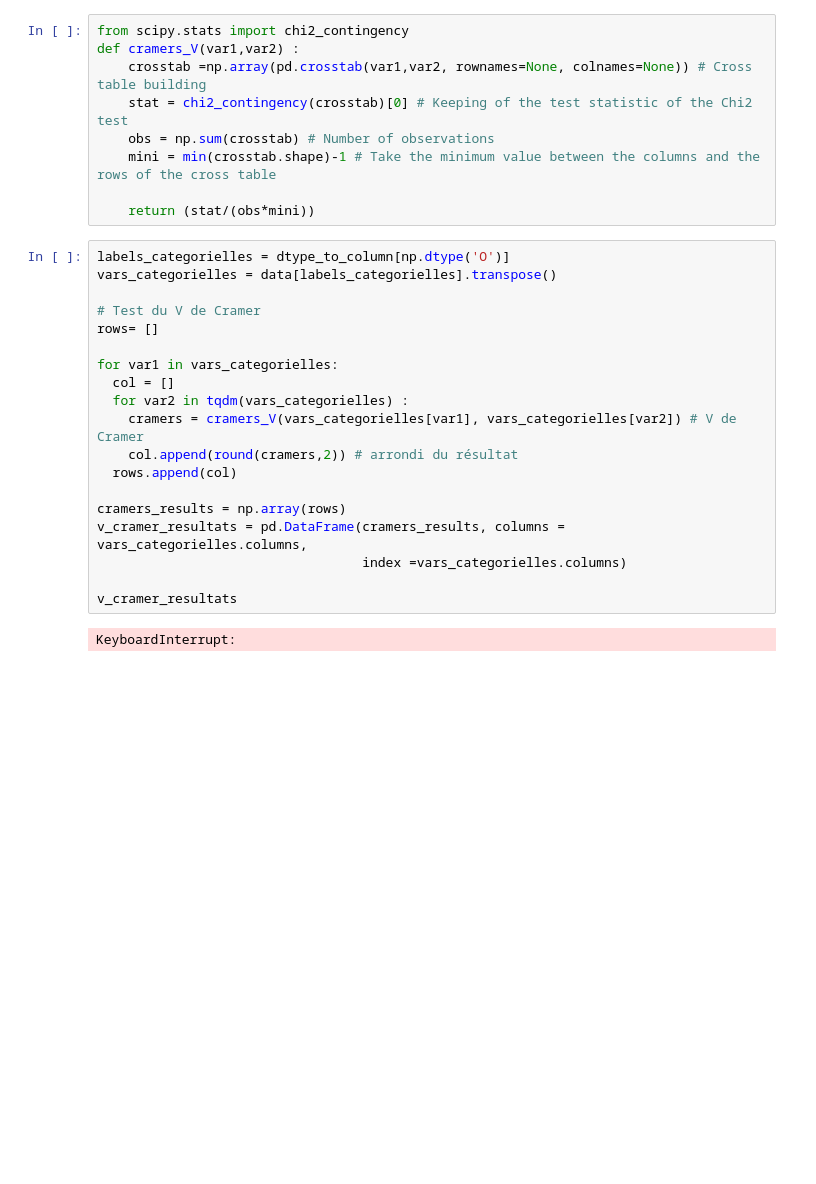
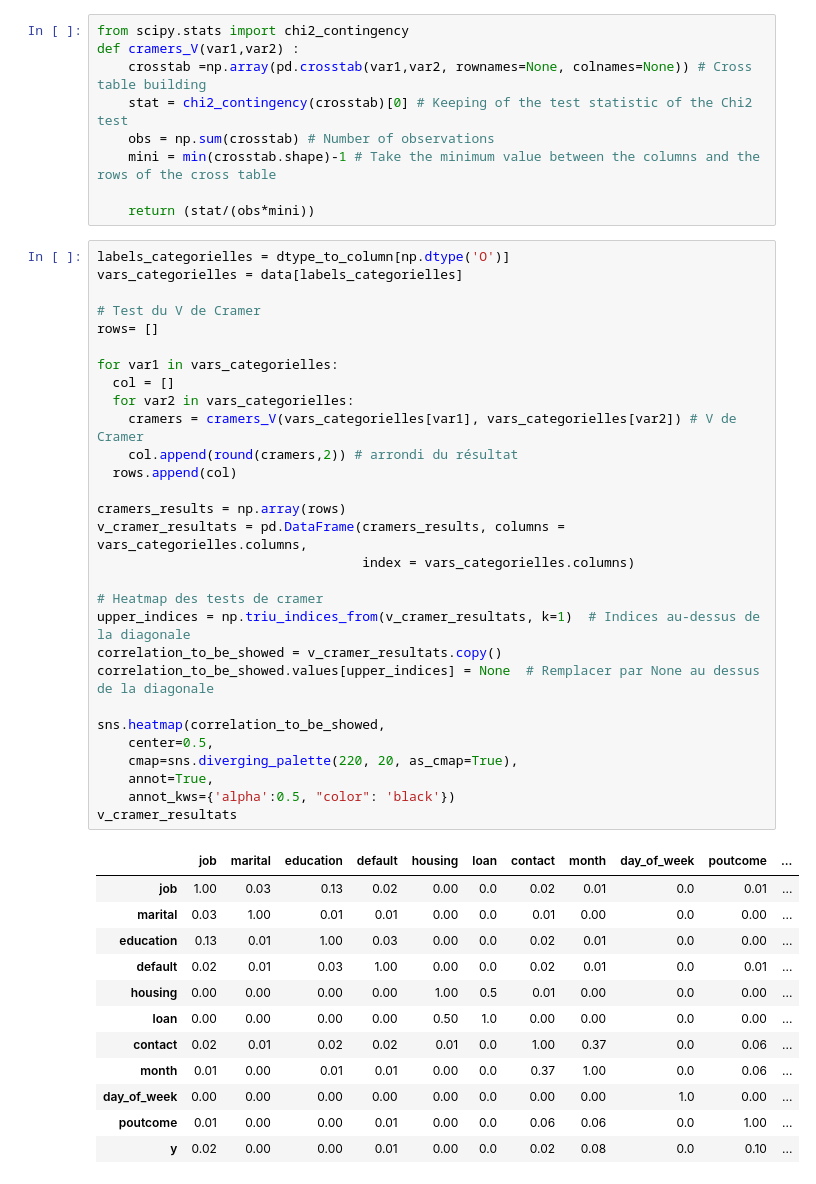
Before and after one commit to SarcasticMatrix/ml-python, a Jupyter notebook: exploration.ipynb, the cells around one changed output. Cells and saved outputs as stored; diff of their text form; blank space fills up the shorter version.

Commit message:
Tests de cramer done

```diff
--- a/exploration.ipynb
+++ b/exploration.ipynb
@@ -107,22 +105,43 @@ def cramers_V(var1,var2) :
     return (stat/(obs*mini))
 # %%
 labels_categorielles = dtype_to_column[np.dtype('O')]
-vars_categorielles = data[labels_categorielles].transpose()
+vars_categorielles = data[labels_categorielles]
 
 # Test du V de Cramer
 rows= []
 
 for var1 in vars_categorielles:
   col = []
-  for var2 in tqdm(vars_categorielles) :
+  for var2 in vars_categorielles:
     cramers = cramers_V(vars_categorielles[var1], vars_categorielles[var2]) # V de Cramer
     col.append(round(cramers,2)) # arrondi du résultat
   rows.append(col)
 
 cramers_results = np.array(rows)
 v_cramer_resultats = pd.DataFrame(cramers_results, columns = vars_categorielles.columns,
-                                  index =vars_categorielles.columns)
+                                  index = vars_categorielles.columns)
 
+# Heatmap des tests de cramer
+upper_indices = np.triu_indices_from(v_cramer_resultats, k=1)  # Indices au-dessus de la diagonale
+correlation_to_be_showed = v_cramer_resultats.copy()
+correlation_to_be_showed.values[upper_indices] = None  # Remplacer par None au dessus de la diagonale
+
+sns.heatmap(correlation_to_be_showed,
+    center=0.5,
+    cmap=sns.diverging_palette(220, 20, as_cmap=True),
+    annot=True,
+    annot_kws={'alpha':0.5, "color": 'black'})
 v_cramer_resultats
 # %% [output]
-KeyboardInterrupt:
+|  | job | marital | education | default | housing | loan | contact | month | day_of_week | poutcome | ... |
+| job | 1.00 | 0.03 | 0.13 | 0.02 | 0.00 | 0.0 | 0.02 | 0.01 | 0.0 | 0.01 | ... |
+| marital | 0.03 | 1.00 | 0.01 | 0.01 | 0.00 | 0.0 | 0.01 | 0.00 | 0.0 | 0.00 | ... |
+| education | 0.13 | 0.01 | 1.00 | 0.03 | 0.00 | 0.0 | 0.02 | 0.01 | 0.0 | 0.00 | ... |
+| default | 0.02 | 0.01 | 0.03 | 1.00 | 0.00 | 0.0 | 0.02 | 0.01 | 0.0 | 0.01 | ... |
+| housing | 0.00 | 0.00 | 0.00 | 0.00 | 1.00 | 0.5 | 0.01 | 0.00 | 0.0 | 0.00 | ... |
+| loan | 0.00 | 0.00 | 0.00 | 0.00 | 0.50 | 1.0 | 0.00 | 0.00 | 0.0 | 0.00 | ... |
+| contact | 0.02 | 0.01 | 0.02 | 0.02 | 0.01 | 0.0 | 1.00 | 0.37 | 0.0 | 0.06 | ... |
+| month | 0.01 | 0.00 | 0.01 | 0.01 | 0.00 | 0.0 | 0.37 | 1.00 | 0.0 | 0.06 | ... |
+| day_of_week | 0.00 | 0.00 | 0.00 | 0.00 | 0.00 | 0.0 | 0.00 | 0.00 | 1.0 | 0.00 | ... |
+| poutcome | 0.01 | 0.00 | 0.00 | 0.01 | 0.00 | 0.0 | 0.06 | 0.06 | 0.0 | 1.00 | ... |
+| y | 0.02 | 0.00 | 0.00 | 0.01 | 0.00 | 0.0 | 0.02 | 0.08 | 0.0 | 0.10 | ... |
```
Also changed, not shown: parts of 4 cells of this notebook.
